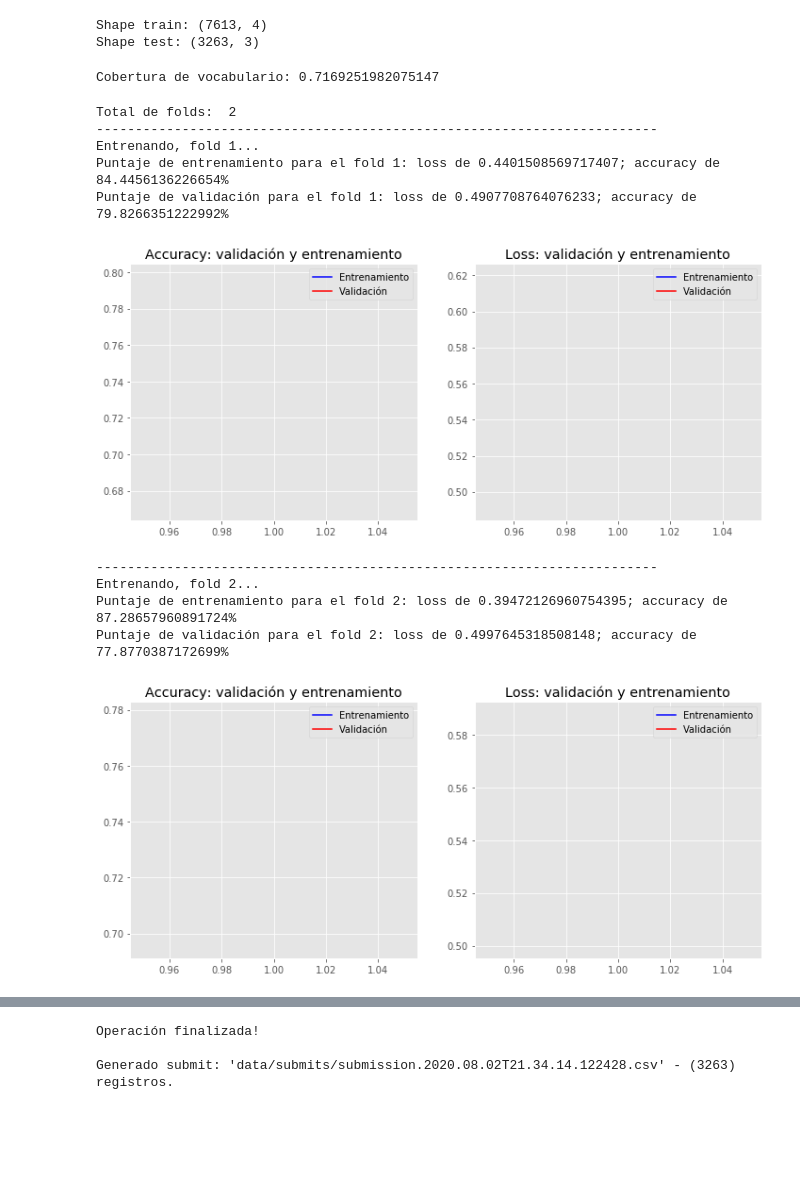
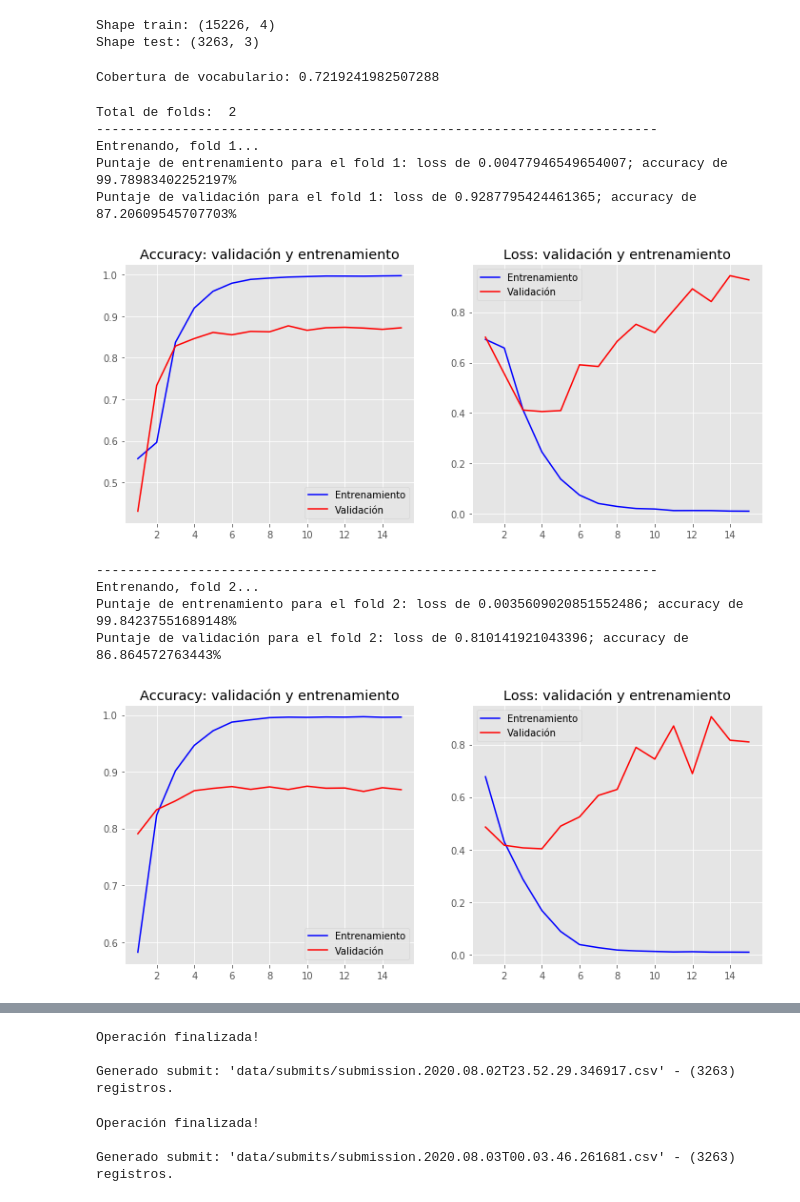
Before and after one commit to patopizzini/Organizacion_Datos_1C2020, a Jupyter notebook: TP2/TP2 KERAS Conv1D sin pre-procesamiento.ipynb, the cells around one changed output, grey strips where cells are left out. Drawn from its saved outputs; the diff is of its cells as text; code cells hidden in the pictures; blank space fills up the shorter version.

```diff
--- a/TP2/TP2 KERAS Conv1D sin pre-procesamiento.ipynb
+++ b/TP2/TP2 KERAS Conv1D sin pre-procesamiento.ipynb
@@ -32,22 +32,22 @@ warnings.filterwarnings('ignore')
 # %%
 # Seccion de CONFIGURACION
 # Path de entrada
-train_path = 'data/processed/train.2020.08.02T20.43.14.166610.csv' #Cambiar por el archivo pre-procesado a usar!
-test_path = 'data/processed/test.2020.08.02T20.43.14.166610.csv' #Cambiar por el archivo pre-procesado a usar!
+train_path = 'data/processed/train.2020.08.02T23.42.48.056703.csv' #Cambiar por el archivo pre-procesado a usar!
+test_path = 'data/processed/test.2020.08.02T23.42.48.056703.csv' #Cambiar por el archivo pre-procesado a usar!
 
 # Configuracion del modelo
-maxlen = 100
-num_filters = 32
-kernel_size = 8
+maxlen = 200
+num_filters = 64
+kernel_size = 32
 embedding_dim = 200
 embeddings_path = 'embeddings/glove.twitter.27B.200d.txt'
 # Embeddings disponibles en:
 # https://worksheets.codalab.org/bundles/0x4090ba96b8a444c2a44b2c47884c25f2
 
 # Configuracion de entrenamiento
-epochs = 1
+epochs = 15
 verbose = False
-batch_size = 7
+batch_size = 32
 
 # Canditad de folds para K-Fold Cross-Validation
 num_folds = 2
@@ -88,19 +88,6 @@ def create_embedding_matrix(filepath, word_index, embedding_dim):
                     vector, dtype=np.float32)[:embedding_dim]
 
     return embedding_matrix
-
-# Define el modelo a utilizar, con Conv1D
-def create_model(num_filters, kernel_size, vocab_size, embedding_dim, maxlen):
-    model = Sequential()
-    model.add(layers.Embedding(vocab_size, embedding_dim, input_length=maxlen))
-    model.add(layers.Conv1D(num_filters, kernel_size, activation='sigmoid'))
-    model.add(layers.GlobalMaxPooling1D())
-    model.add(layers.Dense(10, activation='sigmoid'))
-    model.add(layers.Dense(1, activation='sigmoid'))
-    model.compile(optimizer='adam',
-                  loss='binary_crossentropy',
-                  metrics=['accuracy'])
-    return model
 # %%
 # Carga de los archivos del set de datos
 # Set de train: carga
@@ -112,7 +99,7 @@ df_twitter_test = pd.read_csv(test_path, sep=',')
 print('Shape train: ' + str(df_twitter_train.shape))
 print('Shape test: ' + str(df_twitter_test.shape))
 # %% [output]
-Shape train: (7613, 4)
+Shape train: (15226, 4)
 Shape test: (3263, 3)
 # %%
 # Nos quedamos con X e y para entrenar
@@ -146,8 +133,24 @@ embedding_matrix = create_embedding_matrix(embeddings_path,tokenizer.word_index,
 nonzero_elements = np.count_nonzero(np.count_nonzero(embedding_matrix, axis=1))
 print('Cobertura de vocabulario: ' + str(nonzero_elements / vocab_size))
 # %% [output]
-Cobertura de vocabulario: 0.7169251982075147
+Cobertura de vocabulario: 0.7219241982507288
 # %%
+# Define el modelo a utilizar, con Conv1D
+def create_model(num_filters, kernel_size, vocab_size, embedding_dim, maxlen):
+    model = Sequential()
+    model.add(layers.Embedding(vocab_size, embedding_dim, input_length=maxlen))
+    model.add(layers.Dropout(0.5))
+    model.add(layers.Conv1D(num_filters, kernel_size, activation='relu', padding="valid", strides=3))
+    model.add(layers.Conv1D(num_filters, kernel_size, activation='sigmoid', padding="valid", strides=9))
+    model.add(layers.GlobalMaxPooling1D())
+    model.add(layers.Dropout(0.5))
+    model.add(layers.Dense(num_filters, activation='relu'))
+    model.add(layers.Dense(1, activation='sigmoid', name="predictions"))
+    model.compile(optimizer='adam',
+                  loss='binary_crossentropy',
+                  metrics=['accuracy'])
+    return model
+
 # Definimos y entrenamos el modelo
 # K-Fold Cross Validation
 
@@ -195,39 +198,39 @@ for train, validation in kfold.split(X, y):
     loss_per_fold_train.append(scores_train[0])
 
     # Generamos la metrica de test
     scores_validation = model.evaluate(X[validation], y[validation], verbose=0)
     print(f'Puntaje de validación para el fold {fold_no}: {model.metrics_names[0]} de {scores_validation[0]}; {model.metrics_names[1]} de {scores_validation[1]*100}%')
     acc_per_fold_validation.append(scores_validation[1] * 100)
     loss_per_fold_validation.append(scores_validation[0])
 
     # Guardamos el modelo
     save_model(model, model_path + str(fold_no) + '.h5', save_format='h5')
 
     # Plotteamos el resultado final
     plot_history(history)
 
     # Incrementamos el fold
     fold_no = fold_no + 1
 
 print('\n')
 print('Puntaje promedio de entrenamiendo, para todos los folds:')
 print(f'> Accuracy: {np.mean(acc_per_fold_train)} (+- {np.std(acc_per_fold_train)})')
 print(f'> Loss: {np.mean(loss_per_fold_train)}')
 print('\n')
 print('Puntaje promedio de validación, para todos los folds:')
 print(f'> Accuracy: {np.mean(acc_per_fold_validation)} (+- {np.std(acc_per_fold_validation)})')
 print(f'> Loss: {np.mean(loss_per_fold_validation)}')
 print('------------------------------------------------------------------------')
 # %% [output]
 Total de folds:  2
 ------------------------------------------------------------------------
 Entrenando, fold 1...
-Puntaje de entrenamiento para el fold 1: loss de 0.4401508569717407; accuracy de 84.4456136226654%
-Puntaje de validación para el fold 1: loss de 0.4907708764076233; accuracy de 79.8266351222992%
+Puntaje de entrenamiento para el fold 1: loss de 0.00477946549654007; accuracy de 99.78983402252197%
+Puntaje de validación para el fold 1: loss de 0.9287795424461365; accuracy de 87.20609545707703%
-[figure, old version]
+[figure, new version]
 ------------------------------------------------------------------------
 Entrenando, fold 2...
-Puntaje de entrenamiento para el fold 2: loss de 0.39472126960754395; accuracy de 87.28657960891724%
-Puntaje de validación para el fold 2: loss de 0.4997645318508148; accuracy de 77.8770387172699%
+Puntaje de entrenamiento para el fold 2: loss de 0.0035609020851552486; accuracy de 99.84237551689148%
+Puntaje de validación para el fold 2: loss de 0.810141921043396; accuracy de 86.864572763443%
-[figure, old version]
+[figure, new version]
 Puntaje promedio de entrenamiendo, para todos los folds:
@@ -263,4 +266,4 @@ print('Generado submit: \'' + submission_path + '\' - (' + str(len(kaggle_submis
 # %% [output]
 Operación finalizada!
 
-Generado submit: 'data/submits/submission.2020.08.02T21.34.14.122428.csv' - (3263) registros.
+Generado submit: 'data/submits/submission.2020.08.02T23.52.29.346917.csv' - (3263) registros.
@@ -266,0 +287,18 @@ Generado submit: 'data/submits/submission.2020.08.02T21.34.14.122428.csv' - (326
+# %%
+# Path de salida para el submission
+submission_path = 'data/submits/submission.' + datetime.datetime.now().isoformat() + '.csv'
+submission_path = submission_path.replace('-','.').replace(':','.')
+
+# Generacion del dataframe que generara el submit para la competencia
+kaggle_submission = pd.DataFrame(df_twitter_test,columns = ['id'])
+kaggle_submission['target'] = y_predict
+
+kaggle_submission.to_csv(submission_path, index=False)
+
+# Imprimimos un resumen de la operacion
+print('Operación finalizada!\n')
+print('Generado submit: \'' + submission_path + '\' - (' + str(len(kaggle_submission['target'].index)) + ') registros.')
+# %% [output]
+Operación finalizada!
+
+Generado submit: 'data/submits/submission.2020.08.03T00.03.46.261681.csv' - (3263) registros.
```
Also changed, not shown: parts of 2 cells of this notebook, 5 other files.
